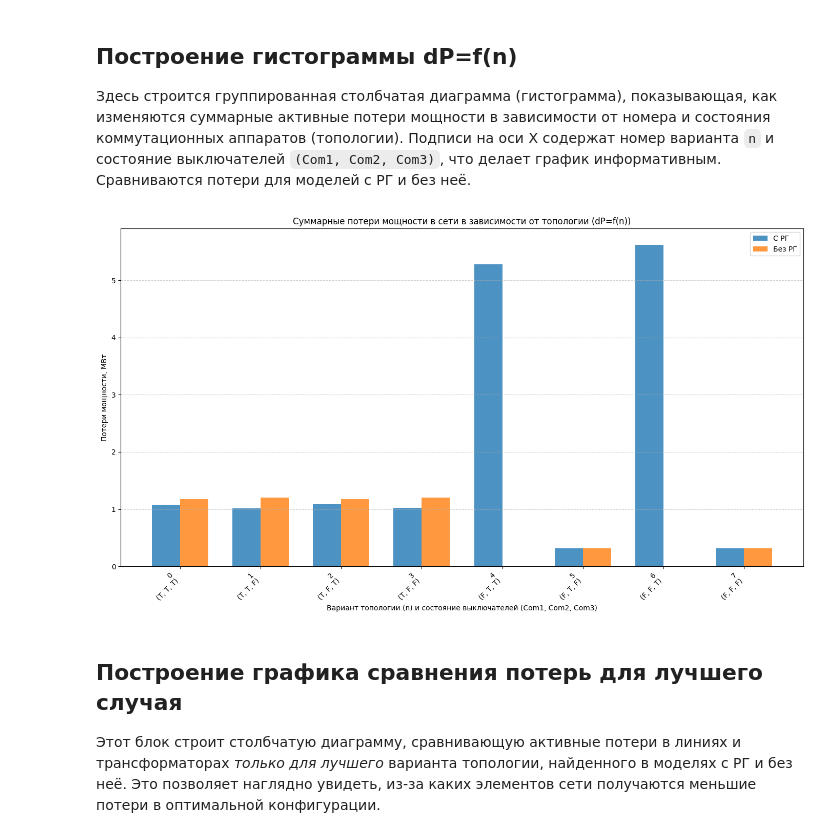
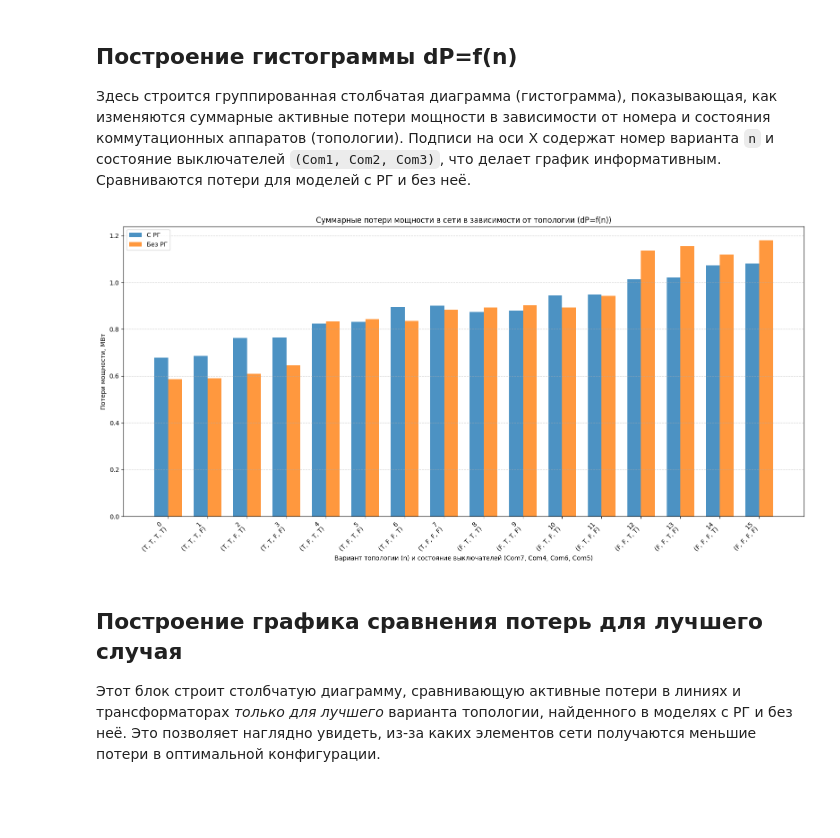
Before and after one commit to Polozov2005/CZP-4, a Jupyter notebook: CZP-4.ipynb, the cells around one changed output. Saved outputs shown, nothing was run; the diff lists cells and outputs as text; code cells hidden in the pictures; blank space fills up the shorter version.

```diff
--- a/CZP-4.ipynb
+++ b/CZP-4.ipynb
@@ -411,9 +451,13 @@ def calculate_losses(net):
 # %%
 # --- ВАРИАНТЫ ТОПОЛОГИИ ---
 # Коммутационные аппараты могут быть включены (True) или выключены (False)
-# Всего 2^3 = 8 возможных комбинаций
+# Q7, Q4, Q6, Q5 - всего 2^4 = 16 возможных комбинаций
 combinations = [
-    (Com1, Com2, Com3) for Com1 in [True, False] for Com2 in [True, False] for Com3 in [True, False]
+    (Com7, Com4, Com6, Com5)
+    for Com7 in [True, False]
+    for Com4 in [True, False]
+    for Com6 in [True, False]
+    for Com5 in [True, False]
 ]
 
 results_with_RG = []
@@ -421,22 +465,22 @@ results_without_RG = []
 
 print("Расчет потерь для всех комбинаций топологии...")
 
-for Com1, Com2, Com3 in combinations:
+for Com7, Com4, Com6, Com5 in combinations:
     # --- Модель С РГ ---
-    net_with_RG = network(is_distributed=1, Com1=Com1, Com2=Com2, Com3=Com3)
+    net_with_RG = network(is_distributed=1, Com7=Com7, Com4=Com4, Com6=Com6, Com5=Com5)
     total_p_with_RG, line_p_with_RG, trafo_p_with_RG = calculate_losses(net_with_RG)
     results_with_RG.append({
-        'Com1': Com1, 'Com2': Com2, 'Com3': Com3,
+        'Com7': Com7, 'Com4': Com4, 'Com6': Com6, 'Com5': Com5,
         'Total Losses': total_p_with_RG,
         'Line Losses': line_p_with_RG,
         'Transformer Losses': trafo_p_with_RG
     })
 
     # --- Модель БЕЗ РГ ---
-    net_without_RG = network(is_distributed=0, Com1=Com1, Com2=Com2, Com3=Com3)
+    net_without_RG = network(is_distributed=0, Com7=Com7, Com4=Com4, Com6=Com6, Com5=Com5)
     total_p_without_RG, line_p_without_RG, trafo_p_without_RG = calculate_losses(net_without_RG)
     results_without_RG.append({
-        'Com1': Com1, 'Com2': Com2, 'Com3': Com3,
+        'Com7': Com7, 'Com4': Com4, 'Com6': Com6, 'Com5': Com5,
         'Total Losses': total_p_without_RG,
         'Line Losses': line_p_without_RG,
         'Transformer Losses': trafo_p_without_RG
@@ -521,38 +565,35 @@ Com1                    False
 # %%
 import matplotlib.pyplot as plt
 import numpy as np
 import pandas as pd
 
-# Предположим, что df_with_RG и df_without_RG уже созданы из предыдущих блоков
-# combinations = [(Com1, Com2, Com3), ...]
-
 # --- Подготовка данных для графика dP=f(n) ---
-# Создание меток для оси X в формате "n (Com1, Com2, Com3)"
-# Например: "0 (T, F, T)", "1 (T, F, F)", ...
-topology_labels = [f"{i}\n({'T' if row['Com1'] else 'F'}, {'T' if row['Com2'] else 'F'}, {'T' if row['Com3'] else 'F'})"
+# Создание меток для оси X в формате "n (Com7, Com4, Com6, Com5)"
+# Например: "0 (T, F, T, F)", "1 (T, F, F, T)", ...
+topology_labels = [f"{i}\n({'T' if row['Com7'] else 'F'}, {'T' if row['Com4'] else 'F'}, {'T' if row['Com6'] else 'F'}, {'T' if row['Com5'] else 'F'})"
                    for i, row in df_with_RG.iterrows()]
 
 x_pos = np.arange(len(topology_labels))
 width = 0.35  # Ширина столбцов
 
 # --- График 1: Сравнение суммарных потерь для всех вариантов топологии (гистограмма) ---
-fig, ax = plt.subplots(figsize=(14, 8))
+fig, ax = plt.subplots(figsize=(16, 8))
 
 bars1 = ax.bar(x_pos - width/2, df_with_RG['Total Losses'], width, label='С РГ', alpha=0.8)
 bars2 = ax.bar(x_pos + width/2, df_without_RG['Total Losses'], width, label='Без РГ', alpha=0.8)
 
-ax.set_xlabel('Вариант топологии (n) и состояние выключателей (Com1, Com2, Com3)')
+ax.set_xlabel('Вариант топологии (n) и состояние выключателей (Com7, Com4, Com6, Com5)')
 ax.set_ylabel('Потери мощности, МВт')
 ax.set_title('Суммарные потери мощности в сети в зависимости от топологии (dP=f(n))')
 ax.set_xticks(x_pos)
 ax.set_xticklabels(topology_labels, rotation=45, ha="right") # Поворот подписей для лучшей читаемости
 ax.legend()
 ax.grid(True, axis='y', linestyle='--', alpha=0.6)
 
 plt.tight_layout() # Улучшает расположение элементов
 plt.show()
 # %% [output]
-[figure, old version]
+[figure, new version]
 # %% [markdown]
 ## Построение графика сравнения потерь для лучшего случая
 
```
Also changed, not shown: parts of 4 cells of this notebook, 1 other file.
